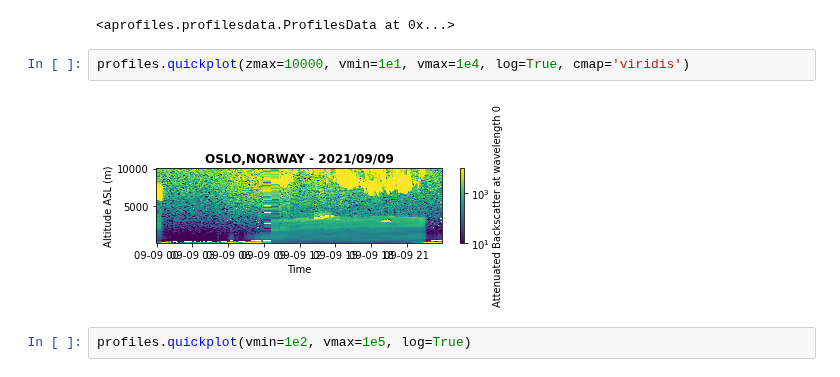
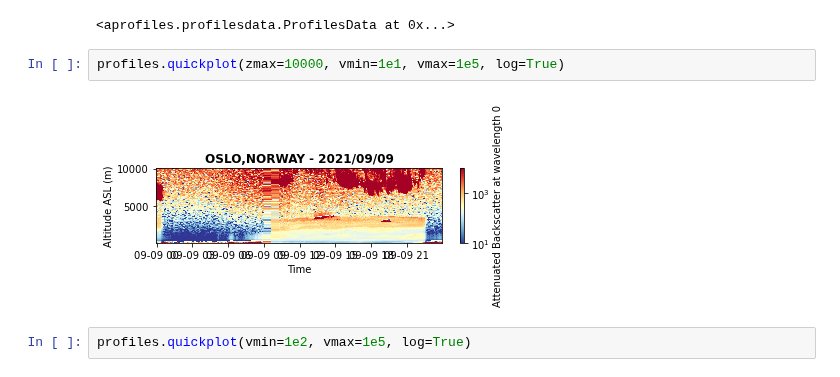
Before and after one commit to AugustinMortier/a-profiles, a Jupyter notebook: dev.ipynb, the cells around one changed output. Cells and saved outputs as stored; diff of their text form.

```diff
--- a/dev.ipynb
+++ b/dev.ipynb
@@ -12,9 +12,9 @@ profiles.gaussian_filter(sigma=0.0, inplace=True)
 # %% [output]
 <aprofiles.profilesdata.ProfilesData at 0x...>
 # %%
-profiles.quickplot(zmax=10000, vmin=1e1, vmax=1e4, log=True, cmap='viridis')
+profiles.quickplot(zmax=10000, vmin=1e1, vmax=1e5, log=True)
 # %% [output]
-[figure, old version]
+[figure, new version]
 # %%
 profiles.quickplot(vmin=1e2, vmax=1e5, log=True)
 # %% [output]
```
Also changed, not shown: 1 other file.
